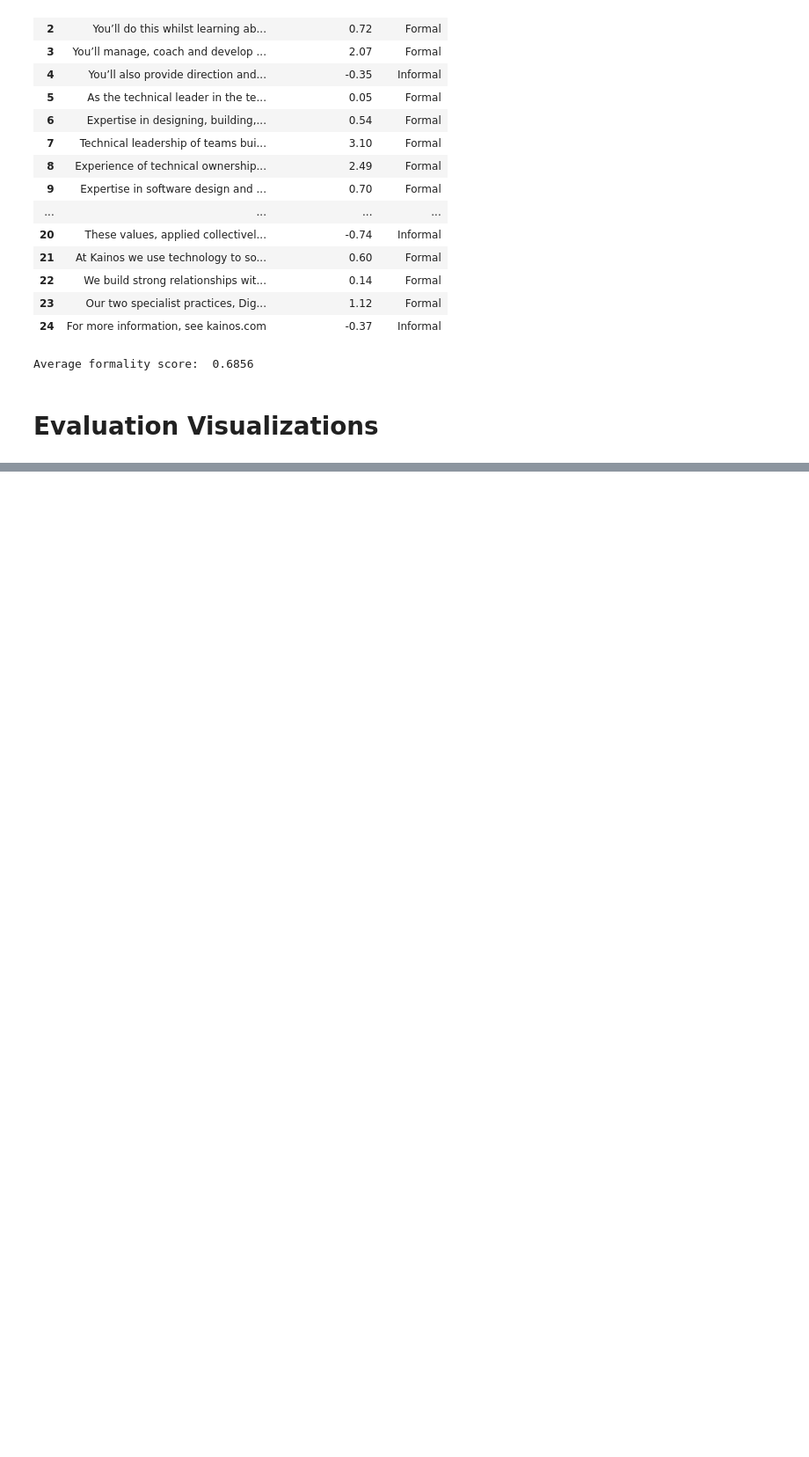
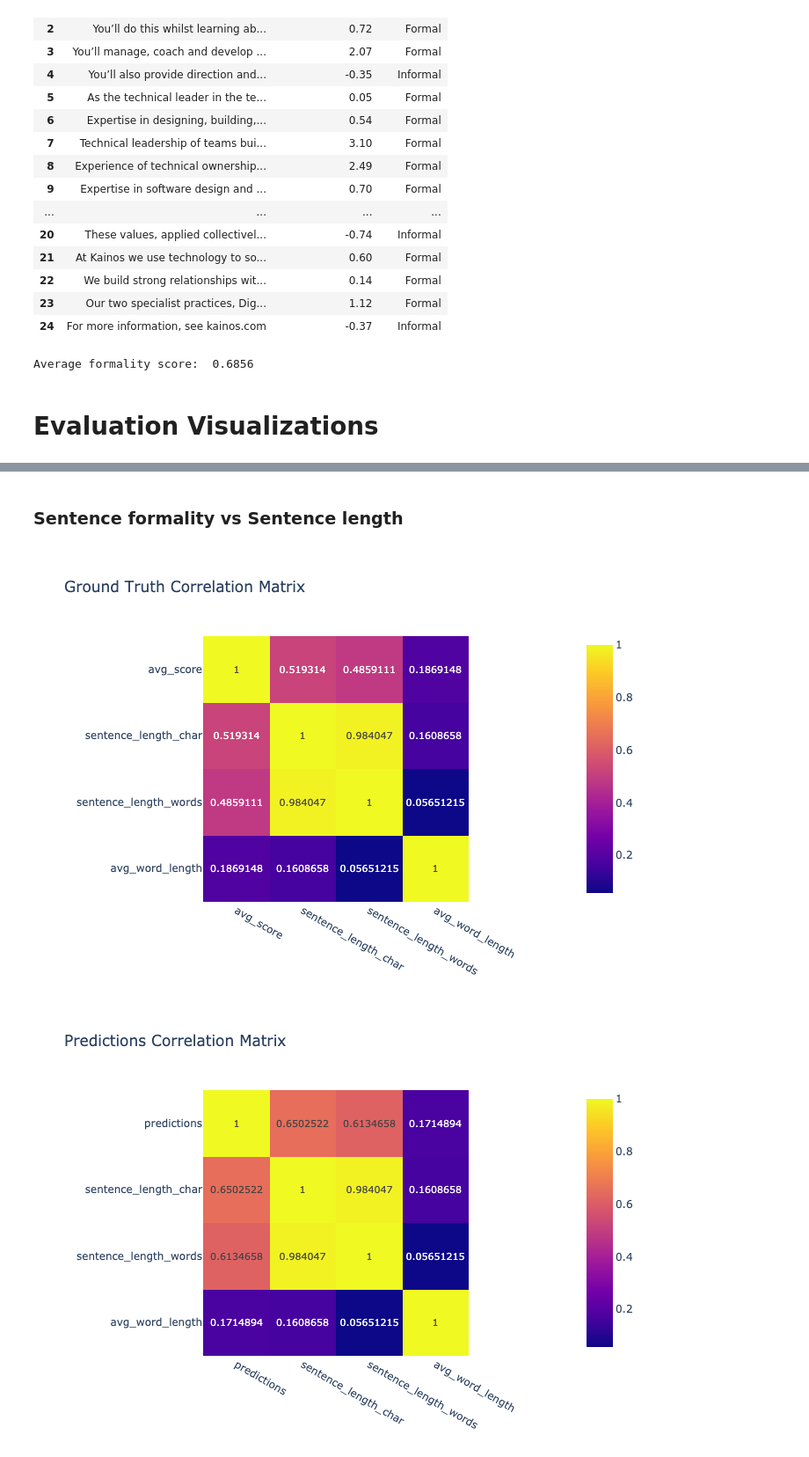
Before and after one commit to GroupAKainos/GroupA_ML, a Jupyter notebook: 004_005-model-training-and-eval.ipynb, the cells around one changed output, grey strips where cells are left out. Shown at 88% size. Drawn from its saved outputs; the diff is of its cells as text; code cells hidden in the pictures; blank space fills up the shorter version.

Commit message:
model and vec .pkl's. split out inference and model viz into own .py. added commentary and graphs on sentence length vs formality

```diff
--- a/004_005-model-training-and-eval.ipynb
+++ b/004_005-model-training-and-eval.ipynb
@@ -44,11 +48,7 @@ def tfidf_vec(vec_params, df_all, df_train, df_test):
 # %% [markdown]
 Pull out the data from the df and save in numpy vectors for easy use with SKLearn:
 # %%
-def data_vec(vec, vec_params):
-
-    df_all = pd.read_csv('./data/all.csv')
-    df_train = pd.read_csv('./data/train.csv')
-    df_test = pd.read_csv('./data/test.csv')
+def data_vec(vec, vec_params, df_all, df_train, df_test):
 
     Y_train = df_train['avg_score'].to_numpy()
     Y_test = df_test['avg_score'].to_numpy()
@@ -112,7 +112,7 @@ with mlflow.start_run() as run:
     mlflow.log_params(vec_params)
 
     # data
-    X_train, X_test, Y_train, Y_test, vectorizer = data_vec(vectorizer, vec_params)
+    X_train, X_test, Y_train, Y_test, vectorizer = data_vec(vectorizer, vec_params, df_all, df_train, df_test)
     # number of features
     num_features = vectorizer.get_feature_names_out().shape[0]
     print("Number of Features: ", num_features)
@@ -169,7 +169,7 @@ with mlflow.start_run() as run:
     mlflow.log_params(vec_params)
 
     # data
-    X_train, X_test, Y_train, Y_test, vectorizer = data_vec(vectorizer, vec_params)
+    X_train, X_test, Y_train, Y_test, vectorizer = data_vec(vectorizer, vec_params, df_all, df_train, df_test)
     # number of features
     num_features = vectorizer.get_feature_names_out().shape[0]
     print("Number of Features: ", num_features)
@@ -181,8 +181,8 @@ with mlflow.start_run() as run:
 
     # evaluate on test set
     Y_pred_ridge = ridge_reg_model.predict(X_test)
-    r2score = r2_score(Y_test, Y_pred)
-    MSE = mean_squared_error(Y_test, Y_pred)
+    r2score = r2_score(Y_test, Y_pred_ridge)
+    MSE = mean_squared_error(Y_test, Y_pred_ridge)
     print("Test R2 score : %.3f" % r2score)
     print("Test Mean squared error: %.3f" % MSE)
 
@@ -405,8 +412,3 @@ print("Average formality score: ", sentence_formality_df['Formality Score'].mean
 Average formality score:  0.6856
 # %% [markdown]
 # Evaluation Visualizations
-# %%
-# load the test data and add model predictions to the dataframe
-df_test = pd.read_csv('./data/test.csv')
-df_test['predictions'] = Y_pred_ridge.tolist()
-df_test.head(3)
@@ -436,0 +421,7 @@ fig.show("png")
+# %% [markdown]
+### Sentence formality vs Sentence length
+# %%
+sent_len_formality(df_test, Y_pred_ridge)
+# %% [output]
+[figure, added]
+[figure, added]
```
Also changed, not shown: parts of 48 cells of this notebook, 5 other files.
